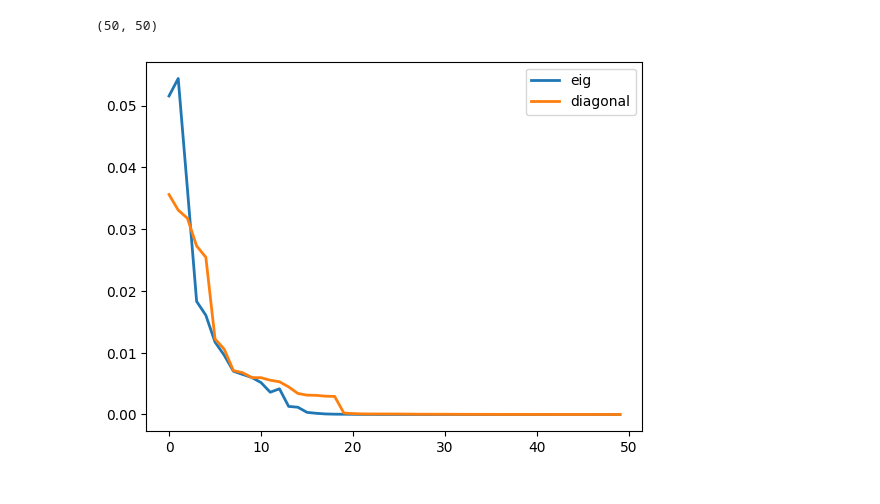
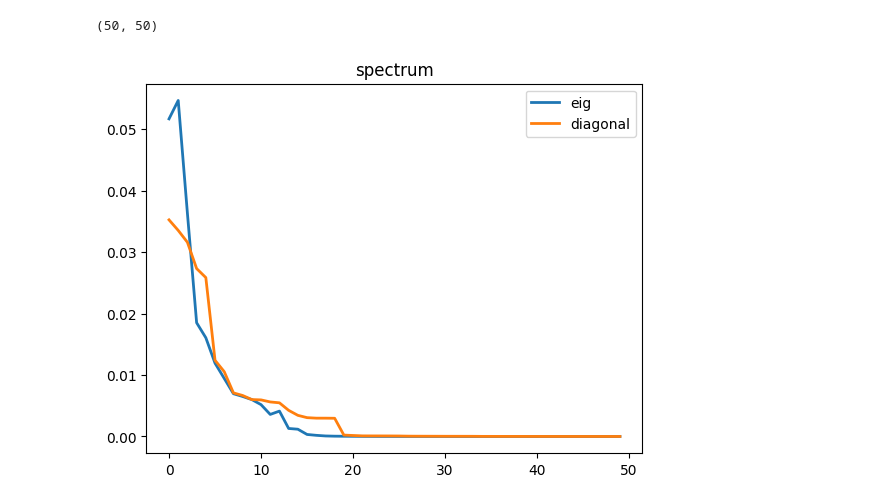
Before and after one commit to Xieyangxinyu/vie, a Jupyter notebook: test.ipynb, the cells around one changed output. Saved outputs shown, nothing was run; the diff lists cells and outputs as text; code cells hidden in the pictures.

```diff
--- a/test.ipynb
+++ b/test.ipynb
@@ -77,20 +77,24 @@ H_hat = jnp.mean(H_hat, axis = 0)
 H_hat.shape
 # %% [output]
 (50, 50)
+# %%
+import matplotlib.pyplot as plt
+
+def plot_spectrum(y, y_diag, title):
+    x = np.linspace(0, dim_in-1, dim_in)
+
+    fig, ax = plt.subplots()
+
+    ax.plot(x, y, linewidth=2.0, label = "eig")
+    ax.plot(x, y_diag, linewidth=2.0, label = "diagonal")
+
+    plt.legend()
+    plt.title(title)
+    plt.show()
 # %%
 y = jnp.linalg.eig(H_hat)[0]
 y_diag = jnp.diagonal(H_hat)
 y_diag = jnp.sort(y_diag)[::-1]
+plot_spectrum(y, y_diag, 'spectrum')
+# %% [output]
+[figure, added]
-# %%
-import matplotlib.pyplot as plt
-x = np.linspace(0, dim_in-1, dim_in)
-
-fig, ax = plt.subplots()
-
-ax.plot(x, y, linewidth=2.0, label = "eig")
-ax.plot(x, y_diag, linewidth=2.0, label = "diagonal")
-plt.legend()
-
-plt.show()
-# %% [output]
-[figure, removed]
```
Also changed, not shown: parts of 1 cell of this notebook.
